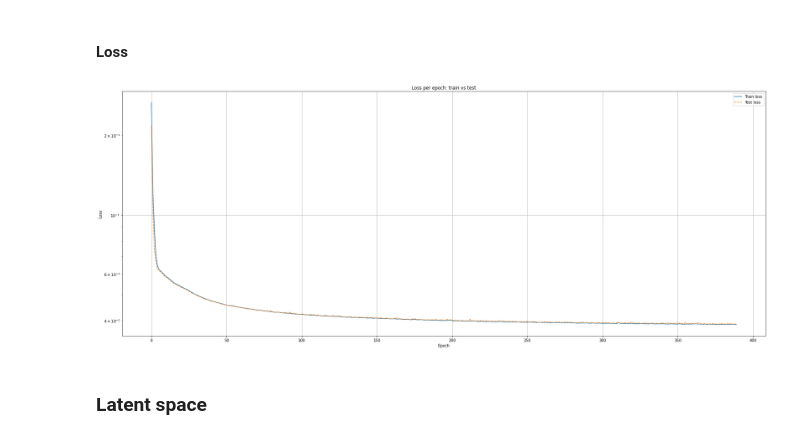
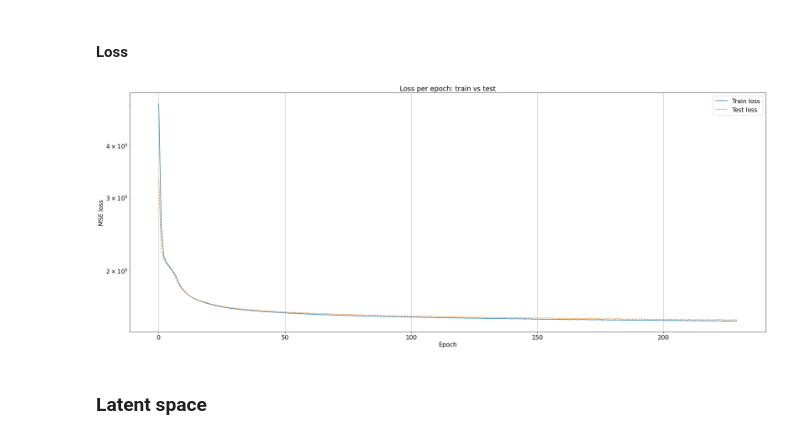
Before and after one commit to damiclem/nndl-04, a Jupyter notebook: variational-auto-encoder.ipynb, the cells around one changed output. Saved outputs shown, nothing was run; the diff lists cells and outputs as text; code cells hidden in the pictures.

```diff
--- a/variational-auto-encoder.ipynb
+++ b/variational-auto-encoder.ipynb
@@ -261,0 +179,23 @@ epochs_path = MODEL_PATH + '/%s_ae.json' %  now.strftime('%Y_%m_%d_%H_%M_%S')
+# %%
+# Set model parameters
+
+# Define name of the model: if set, load it, otherwise a new one will be created
+# NOTE: setting model name enables training
+MODEL_NAME = '2020_09_04_16_58_27_vae'
+# MODEL_NAME = ''
+# Set number of latent dimensions
+LATENT_DIM = 2
+# Define batch size to use during training and evaluation
+BATCH_SIZE = 1000
+# Define number of training epochs
+NUM_EPOCHS = 300
+# Define number of epochs between two checkpoints
+SAVE_AFTER = 10
+# Set optimizer linear rate
+OPTIM_LR = 1e-3
+# Set optimizer weight decay
+OPTIM_WD = 1e-5
+# %%
+# Define train and test dataloader
+train_loader = DataLoader(train_data, batch_size=BATCH_SIZE, shuffle=True)
+test_loader = DataLoader(test_data, batch_size=BATCH_SIZE, shuffle=False)
@@ -313,28 +360,34 @@ print('while input images have shape %s' % str(in_images.shape))
 # %%
 # Plot loss per epoch
 
-# Load epochs as pandas dataframe
-epochs = pd.read_json('data/models/2020_09_03_11_27_07_ae.json')
+# Define train and test losses
+train_loss = epochs_table.train_loss
+test_loss = epochs_table.test_loss
 
 # Initialize plot: show either train and test losses
 fig, ax = plt.subplots(1, 1, figsize=(25, 10))
 # Make train loss plot
-ax.semilogy(epochs.train_loss, label='Train loss')
+ax.semilogy(train_loss, label='Train loss')
 # Make test loss plot
-ax.semilogy(epochs.test_loss, label='Test loss', ls='--')
+ax.semilogy(test_loss, label='Test loss', ls='--')
 # Define title and labels
-ax.set_title('Loss per epoch: train vs test')
-ax.set_xlabel('Epoch')
-ax.set_ylabel('Loss')
+ax.set_title('Loss per epoch: train vs test', fontsize=18)
+ax.set_xlabel('Epoch', fontsize=16)
+ax.set_ylabel('MSE loss', fontsize=16)
+# Set ticks font
+ax.tick_params(axis='both', which='major', labelsize=16)
+ax.tick_params(axis='both', which='minor', labelsize=16)
 # Add grid
 ax.grid()
 # Add legend
-ax.legend()
+ax.legend(fontsize=16)
 # Tighten layout
 plt.tight_layout()
+# Save plot
+plt.savefig('data/images/loss_vae.png', dpi=100)
 # Make plot
 plt.show()
 # %% [output]
-[figure, old version]
+[figure, new version]
 # %% [markdown]
 ### Latent space
```
Also changed, not shown: parts of 21 cells of this notebook, 5 other files.
